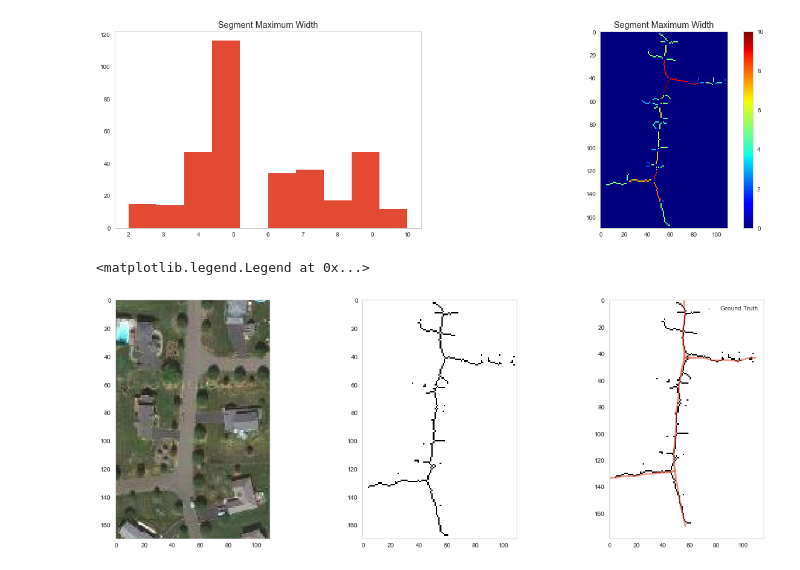
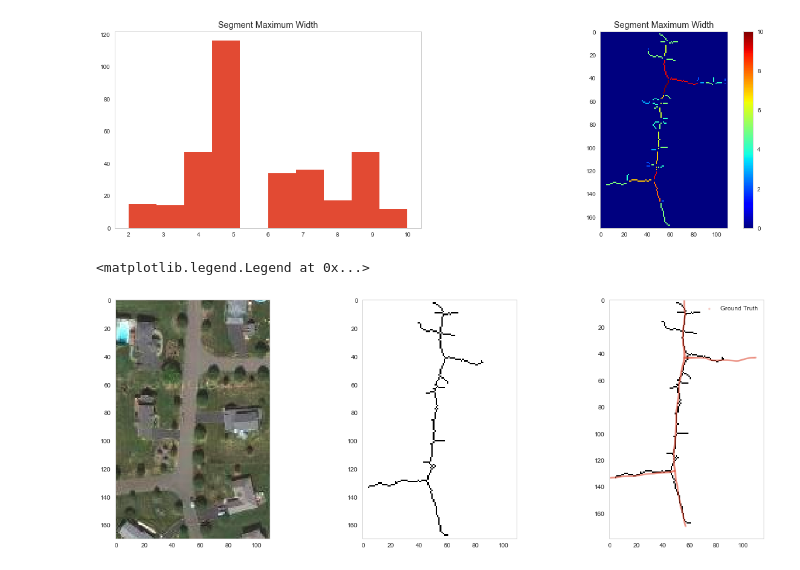
Before and after one commit to kmader/Quantitative-Big-Imaging-2018, a Jupyter notebook: Lectures/08-ComplexObjects.ipynb, the cells around one changed output. Saved outputs shown, nothing was run; the diff lists cells and outputs as text; code cells hidden in the pictures.

```diff
--- a/Lectures/08-ComplexObjects.ipynb
+++ b/Lectures/08-ComplexObjects.ipynb
@@ -204,13 +208,14 @@ ax3.set_title('Roads');
 [figure]
 # %%
 im_crop = im_data[250:420:1, 170:280:1]
-mk_crop = mk_data.query('y>250').query('y<420').query('x>170').query('x<280').copy()
+mk_crop = mk_data.query('y>250').query(
+    'y<420').query('x>170').query('x<280').copy()
 mk_crop.x = (mk_crop.x-170)/1
 mk_crop.y = (mk_crop.y-250)/1
-fig, (ax1, ax3) = plt.subplots(1, 2, figsize = (15, 6))
+fig, (ax1, ax3) = plt.subplots(1, 2, figsize=(15, 6))
 ax1.imshow(im_crop)
 ax1.set_title('Aerial Image')
-ax3.imshow(im_crop,cmap = 'bone')
-ax3.scatter(mk_crop['x'], mk_crop['y'], s = mk_crop['width'], alpha = 0.25)
-ax3.set_title('Roads');
+ax3.imshow(im_crop, cmap='bone')
+ax3.scatter(mk_crop['x'], mk_crop['y'], s=mk_crop['width'], alpha=0.25)
+ax3.set_title('Roads')
 # %% [output]
@@ -469,13 +486,16 @@ plt.colorbar(ll_ax)
 <matplotlib.colorbar.Colorbar at 0x...>
 [figure]
 # %%
-fig, (ax1, ax2, ax3) = plt.subplots(1, 3, figsize = (20, 7))
-width_skeleton = (label_width_img>4.5)+(neighbor_conv==2)+(neighbor_conv>3)
+fig, (ax1, ax2, ax3) = plt.subplots(1, 3, figsize=(20, 7))
+width_skeleton = (label_width_img > 4.5) + \
+    (neighbor_conv == 2)+(neighbor_conv > 3)
+width_skeleton = label(width_skeleton) == 1
 ax1.imshow(im_crop)
 ax2.imshow(width_skeleton)
 ax3.imshow(width_skeleton)
-ax3.scatter(mk_crop['x'], mk_crop['y'], s = mk_crop['width'], alpha = 0.25, label = 'Ground Truth')
+ax3.scatter(mk_crop['x'], mk_crop['y'], s=mk_crop['width'],
+            alpha=0.25, label='Ground Truth')
 ax3.legend()
 # %% [output]
 <matplotlib.legend.Legend at 0x...>
-[figure, old version]
+[figure, new version]
```
Also changed, not shown: parts of 21 cells of this notebook.
